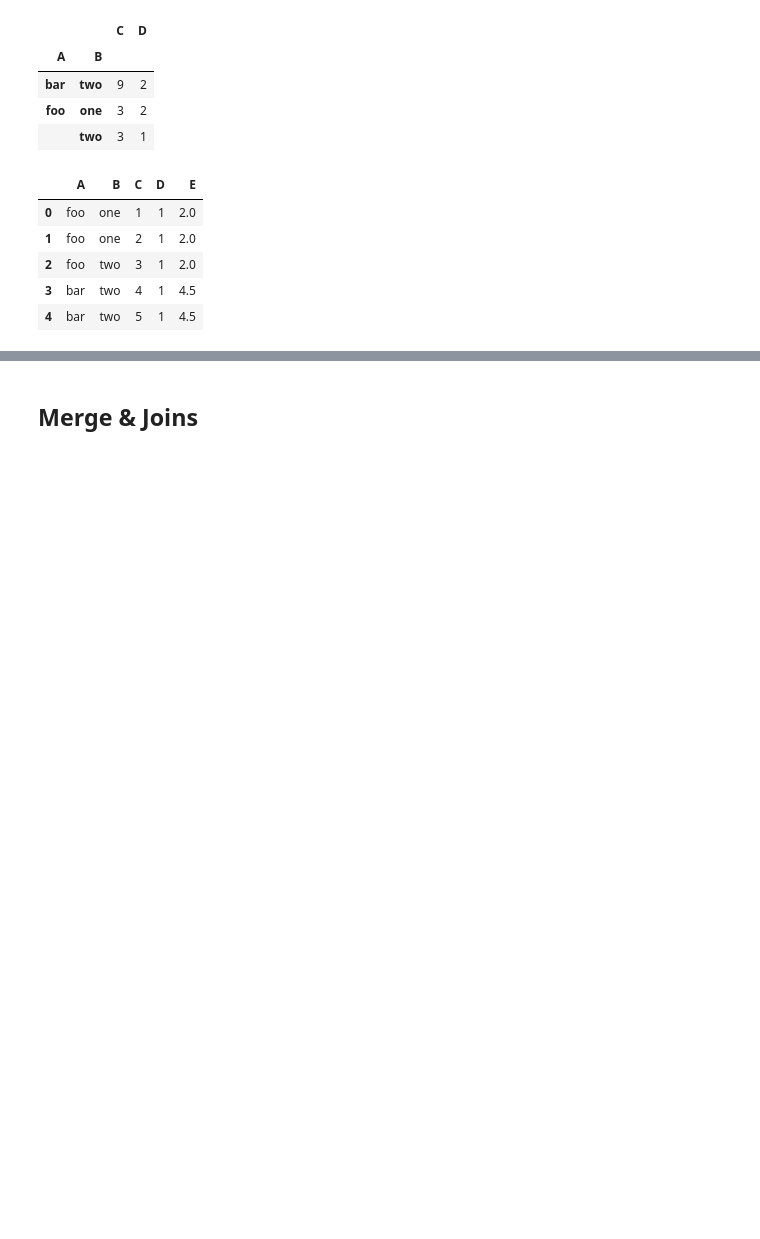
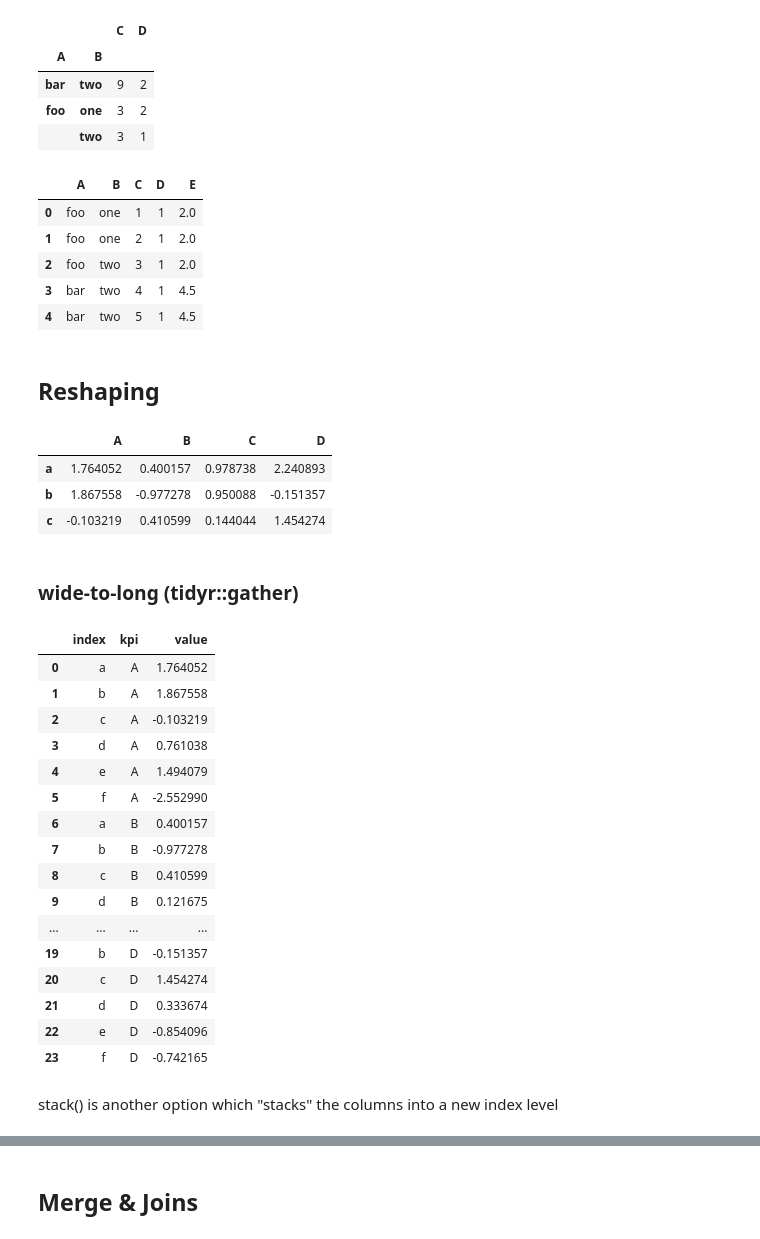
Before and after one commit to bernhardschaefer/pydata-references, a Jupyter notebook: pandas.ipynb, the cells around one changed output, grey strips where cells are left out. Saved outputs shown, nothing was run; the diff lists cells and outputs as text; code cells hidden in the pictures; blank space fills up the shorter version.

Commit message:
add reshaping section

```diff
--- a/pandas.ipynb
+++ b/pandas.ipynb
@@ -104,3 +104,39 @@ df2
 | 2 | foo | two | 3 | 1 | 2.0 |
 | 3 | bar | two | 4 | 1 | 4.5 |
 | 4 | bar | two | 5 | 1 | 4.5 |
+# %% [markdown]
+## Reshaping
+# %%
+# df1 is in wide format, with A-D as metric columns and the index to identify a row
+df1.head(3)
+# %% [output]
+|  | A | B | C | D |
+| a | 1.764052 | 0.400157 | 0.978738 | 2.240893 |
+| b | 1.867558 | -0.977278 | 0.950088 | -0.151357 |
+| c | -0.103219 | 0.410599 | 0.144044 | 1.454274 |
+# %% [markdown]
+### wide-to-long (tidyr::gather)
+# %%
+df1_long = df1.reset_index().melt(id_vars='index', var_name='kpi', value_name='value') #  deletes the existing index
+df1_long
+# pd.wide_to_long() can also be used, useful when metric columns share the same prefix
+# %% [output]
+|  | index | kpi | value |
+| 0 | a | A | 1.764052 |
+| 1 | b | A | 1.867558 |
+| 2 | c | A | -0.103219 |
+| 3 | d | A | 0.761038 |
+| 4 | e | A | 1.494079 |
+| 5 | f | A | -2.552990 |
+| 6 | a | B | 0.400157 |
+| 7 | b | B | -0.977278 |
+| 8 | c | B | 0.410599 |
+| 9 | d | B | 0.121675 |
+| ... | ... | ... | ... |
+| 19 | b | D | -0.151357 |
+| 20 | c | D | 1.454274 |
+| 21 | d | D | 0.333674 |
+| 22 | e | D | -0.854096 |
+| 23 | f | D | -0.742165 |
+# %% [markdown]
+stack() is another option which "stacks" the columns into a new index level
```
Also changed, not shown: parts of 5 cells of this notebook.
